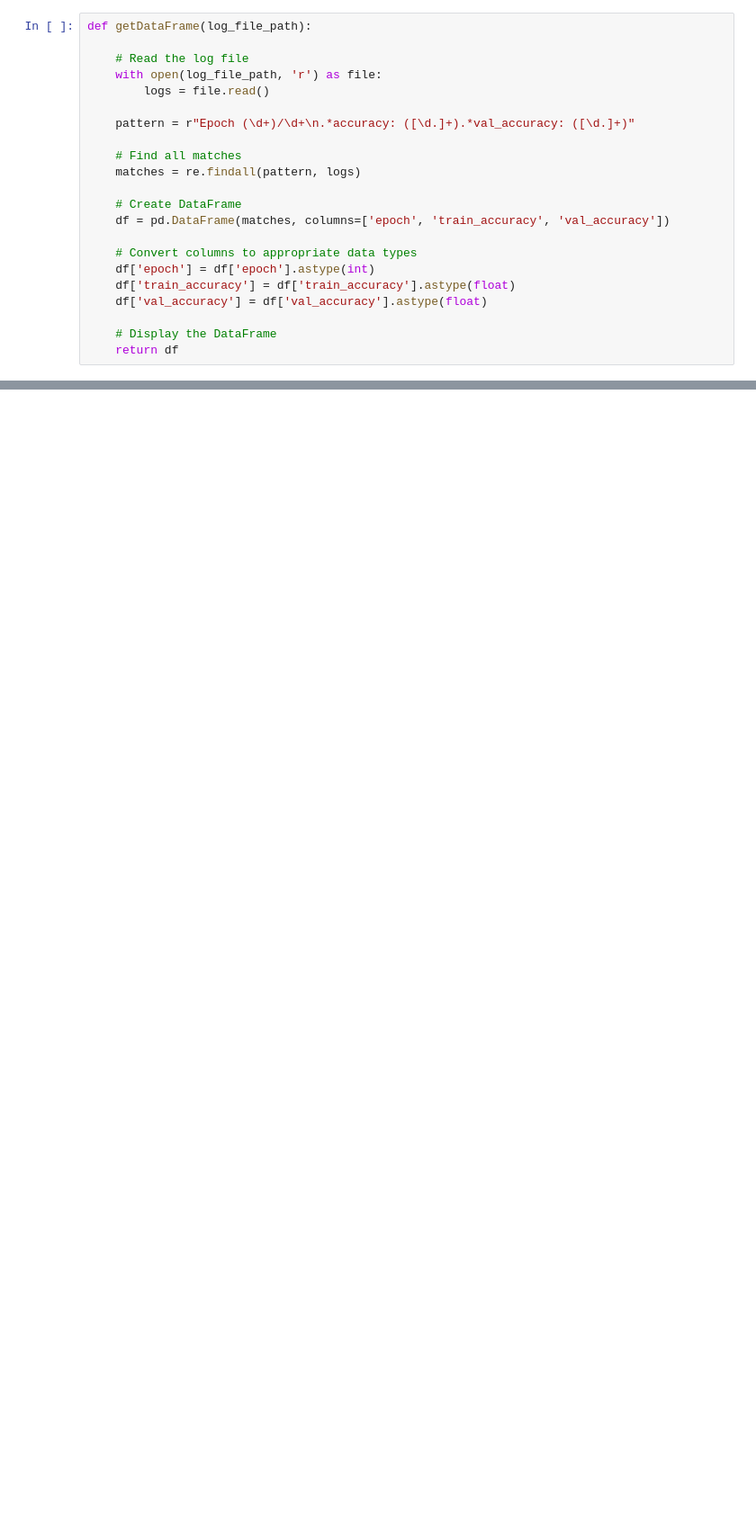
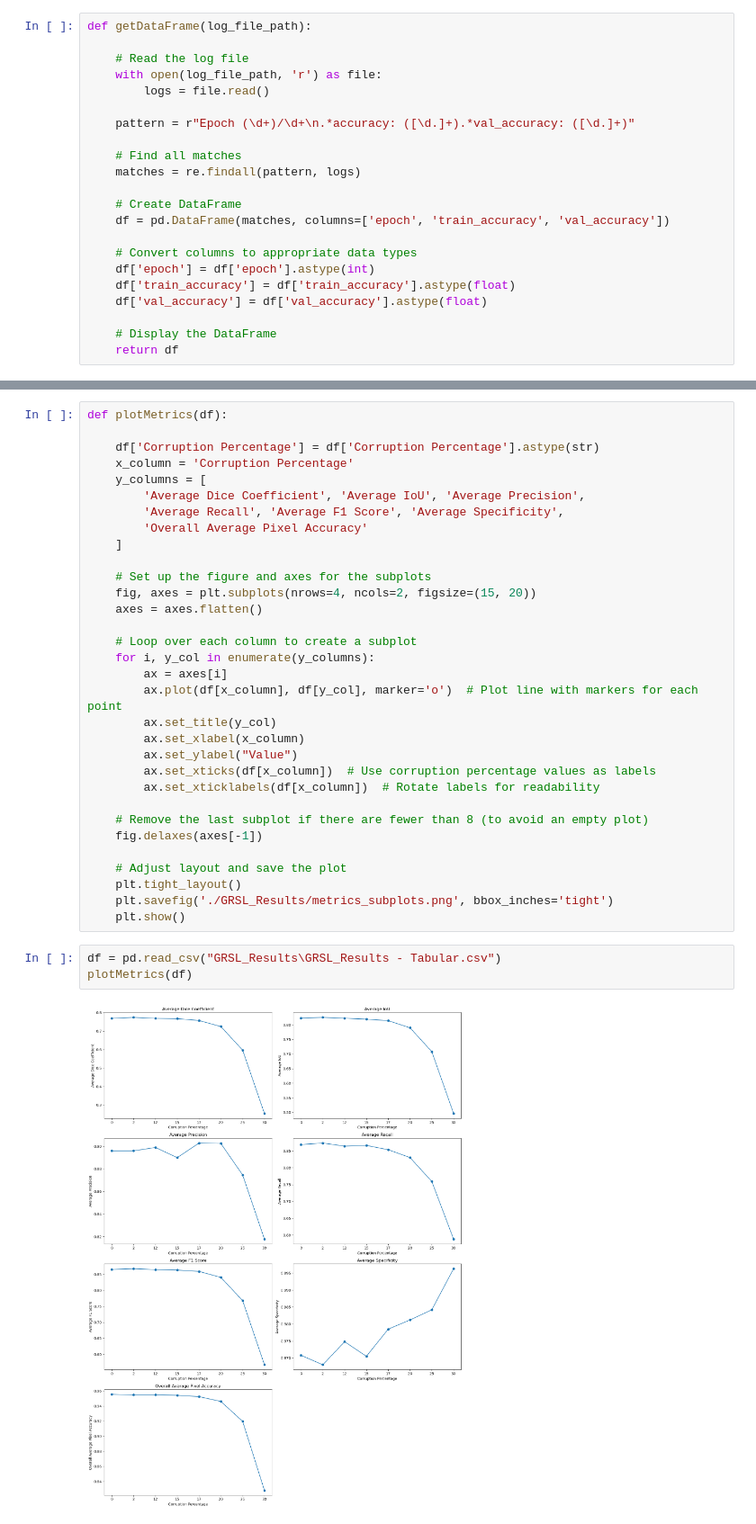
Before and after one commit to GVCL/IWSeg-SAR-Poison, a Jupyter notebook: Epoch_training_visualise.ipynb, the cells around one changed output, grey strips where cells are left out. Shown at 90% size. Saved outputs shown, nothing was run; the diff lists cells and outputs as text; blank space fills up the shorter version.

```diff
--- a/Epoch_training_visualise.ipynb
+++ b/Epoch_training_visualise.ipynb
@@ -58,0 +75,37 @@ plotEpochData(small_df, large_df, large_22_df, "2", "12", "20", "Epoch.png")
+# %%
+def plotMetrics(df):
+
+    df['Corruption Percentage'] = df['Corruption Percentage'].astype(str)
+    x_column = 'Corruption Percentage'
+    y_columns = [
+        'Average Dice Coefficient', 'Average IoU', 'Average Precision',
+        'Average Recall', 'Average F1 Score', 'Average Specificity',
+        'Overall Average Pixel Accuracy'
+    ]
+
+    # Set up the figure and axes for the subplots
+    fig, axes = plt.subplots(nrows=4, ncols=2, figsize=(15, 20))
+    axes = axes.flatten()
+
+    # Loop over each column to create a subplot
+    for i, y_col in enumerate(y_columns):
+        ax = axes[i]
+        ax.plot(df[x_column], df[y_col], marker='o')  # Plot line with markers for each point
+        ax.set_title(y_col)
+        ax.set_xlabel(x_column)
+        ax.set_ylabel("Value")
+        ax.set_xticks(df[x_column])  # Use corruption percentage values as labels
+        ax.set_xticklabels(df[x_column])  # Rotate labels for readability
+
+    # Remove the last subplot if there are fewer than 8 (to avoid an empty plot)
+    fig.delaxes(axes[-1])
+
+    # Adjust layout and save the plot
+    plt.tight_layout()
+    plt.savefig('./GRSL_Results/metrics_subplots.png', bbox_inches='tight')
+    plt.show()
+# %%
+df = pd.read_csv("GRSL_Results\GRSL_Results - Tabular.csv")
+plotMetrics(df)
+# %% [output]
+[figure, added]
```
Also changed, not shown: parts of 5 cells of this notebook, 2 other files.
